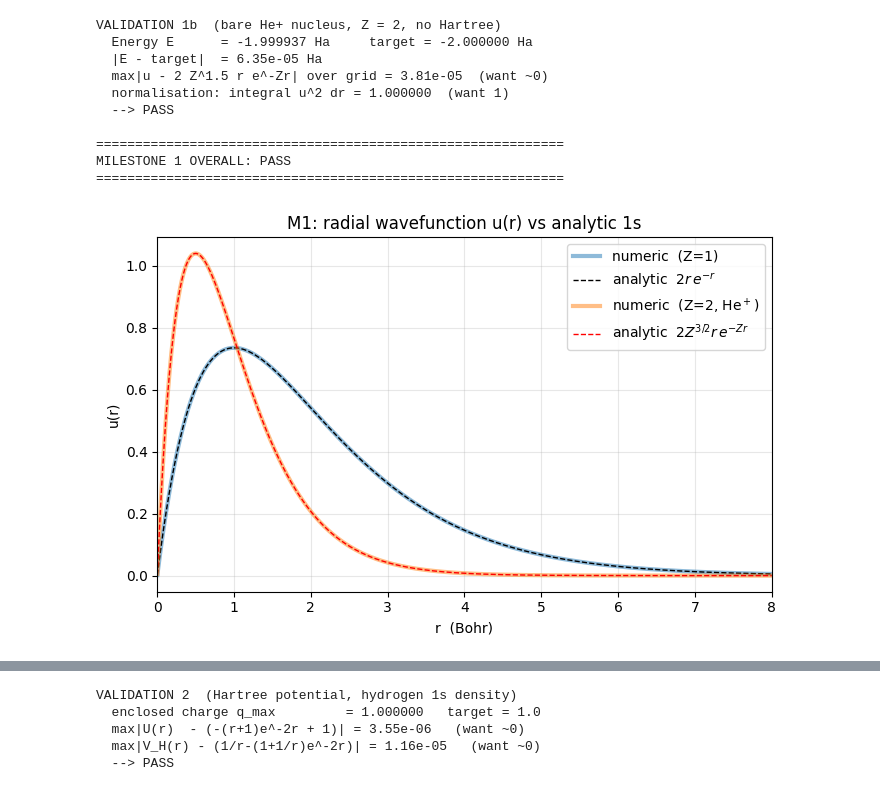
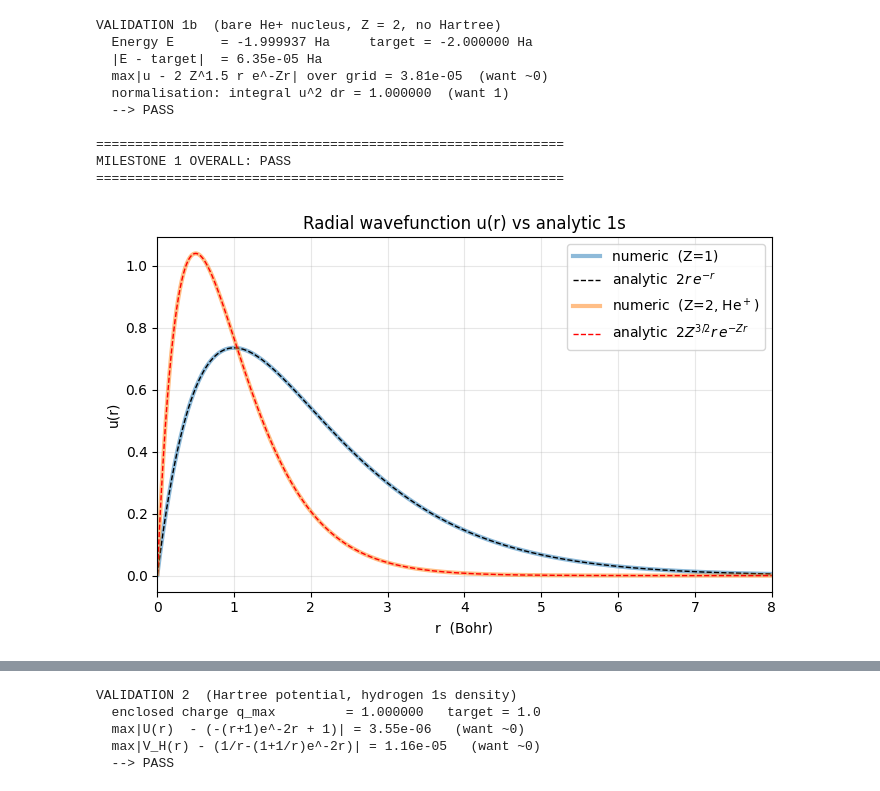
Before and after one commit to ddsyasas/dft-helium, a Jupyter notebook: helium_dft.ipynb, the cells around one changed output, grey strips where cells are left out. Cells and saved outputs as stored; diff of their text form; code cells hidden in the pictures.

```diff
--- a/helium_dft.ipynb
+++ b/helium_dft.ipynb
@@ -201,19 +201,19 @@ MILESTONE 1 OVERALL: PASS
 # %%
 # Visual check: the numeric u(r) should sit right on top of the analytic curve.
 fig, ax = plt.subplots(figsize=(7, 4.5))
 ax.plot(r, u_H, lw=3, alpha=0.5, label="numeric  (Z=1)")
 ax.plot(r, u_H_exact, "k--", lw=1, label=r"analytic  $2r\,e^{-r}$")
 ax.plot(r, u_He, lw=3, alpha=0.5, label="numeric  (Z=2, He$^+$)")
 ax.plot(r, u_He_exact, "r--", lw=1, label=r"analytic  $2Z^{3/2}r\,e^{-Zr}$")
 ax.set_xlim(0, 8)
 ax.set_xlabel("r  (Bohr)")
 ax.set_ylabel("u(r)")
-ax.set_title("M1: radial wavefunction u(r) vs analytic 1s")
+ax.set_title("Radial wavefunction u(r) vs analytic 1s")
 ax.legend()
 ax.grid(alpha=0.3)
 plt.tight_layout()
 plt.show()
 # %% [output]
-[figure, old version]
+[figure, new version]
 # %% [markdown]
 ---
```
Also changed, not shown: parts of 21 cells of this notebook, 12 other files.
